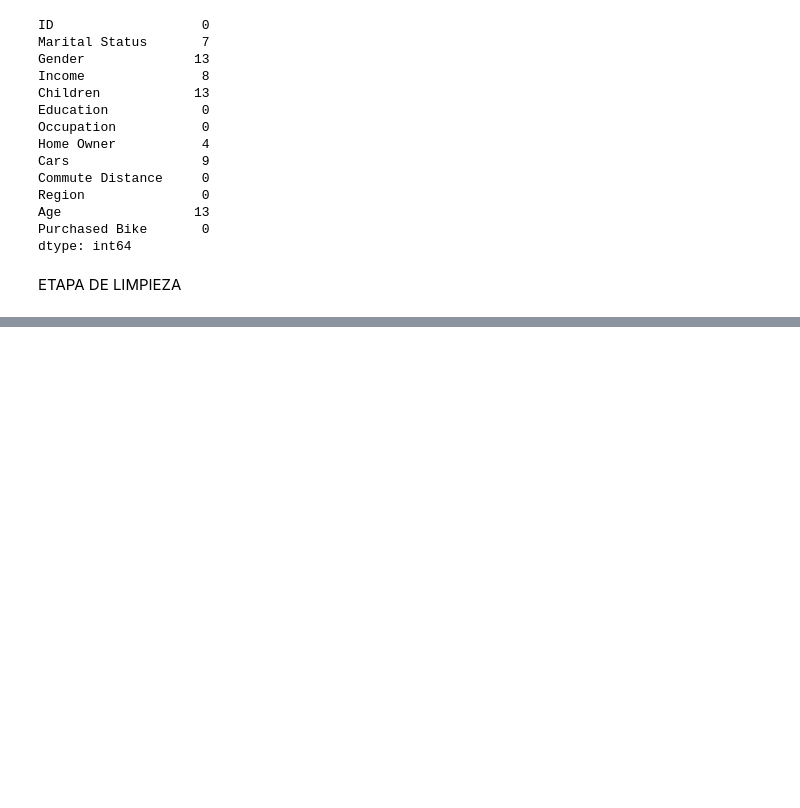
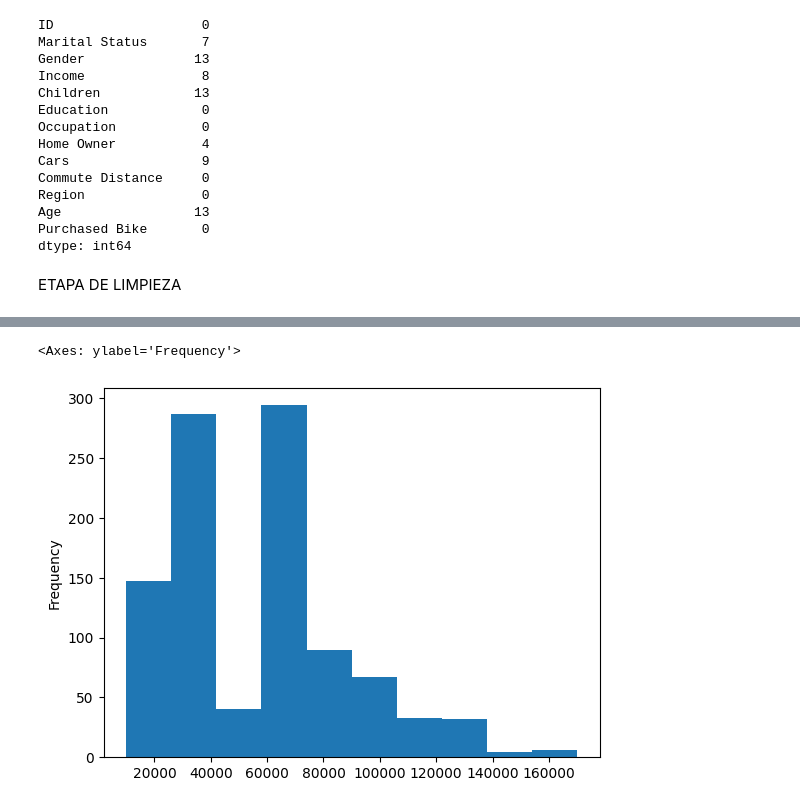
Before and after one commit to Markechy/Analitica, a Jupyter notebook: ACT_Limpieza.ipynb, the cells around one changed output, grey strips where cells are left out. Cells and saved outputs as stored; diff of their text form; code cells hidden in the pictures; blank space fills up the shorter version.

```diff
--- a/ACT_Limpieza.ipynb
+++ b/ACT_Limpieza.ipynb
@@ -84,0 +147,9 @@ ETAPA DE LIMPIEZA
+# %%
+# Eliminar comas y convertir a numérico la columna de ingresos
+df['Income'] = df['Income'].str.replace(',', '').astype(float)
+
+# Histograma de la columna Income
+df["Income"].plot.hist()
+# %% [output]
+<Axes: ylabel='Frequency'>
+[figure, added]
```
Also changed, not shown: parts of 8 cells of this notebook.
